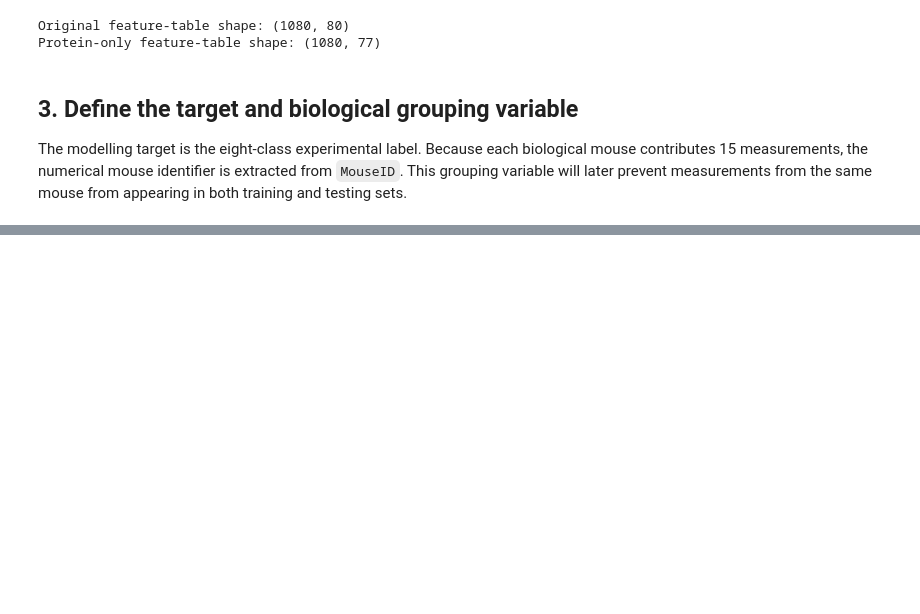
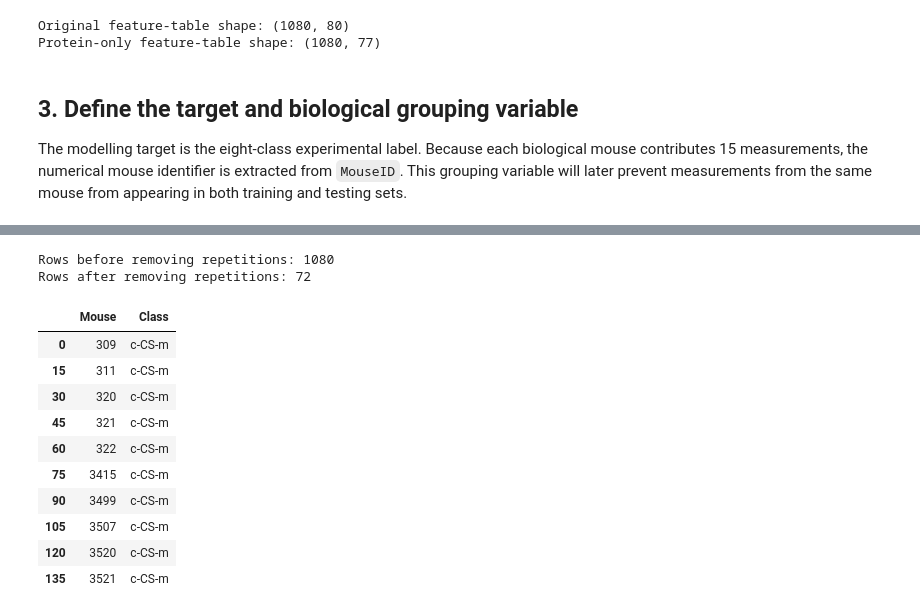
Before and after one commit to M00un/mouse-protein-ml, a Jupyter notebook: notebooks/01_data_audit.ipynb, the cells around one changed output, grey strips where cells are left out. Drawn from its saved outputs; the diff is of its cells as text; code cells hidden in the pictures; blank space fills up the shorter version.

```diff
--- a/notebooks/01_data_audit.ipynb
+++ b/notebooks/01_data_audit.ipynb
@@ -131,3 +327,13 @@ Protein-only feature-table shape: (1080, 77)
 ## 3. Define the target and biological grouping variable
 
 The modelling target is the eight-class experimental label. Because each biological mouse contributes 15 measurements, the numerical mouse identifier is extracted from `MouseID`. This grouping variable will later prevent measurements from the same mouse from appearing in both training and testing sets.
+# %%
+y_class = y["class"]
+
+mouse_groups = ids["MouseID"].str.split("_").str[0]
+
+print("Number of target classes:", y_class.nunique())
+print("Class labels:", sorted(y_class.unique()))
+
+print("\nUnique measurement IDs:", ids["MouseID"].nunique())
+print("Unique biological mice:", mouse_groups.nunique())
@@ -133,0 +402,26 @@ The modelling target is the eight-class experimental label. Because each biologi
+# %%
+mouse_class_pairs = pd.DataFrame({
+    "Mouse": mouse_groups,
+    "Class": y_class
+})
+
+unique_mouse_class_pairs = mouse_class_pairs.drop_duplicates()
+
+print("Rows before removing repetitions:", mouse_class_pairs.shape[0])
+print("Rows after removing repetitions:", unique_mouse_class_pairs.shape[0])
+
+display(unique_mouse_class_pairs.head(10))
+# %% [output]
+Rows before removing repetitions: 1080
+Rows after removing repetitions: 72
+|  | Mouse | Class |
+| 0 | 309 | c-CS-m |
+| 15 | 311 | c-CS-m |
+| 30 | 320 | c-CS-m |
+| 45 | 321 | c-CS-m |
+| 60 | 322 | c-CS-m |
+| 75 | 3415 | c-CS-m |
+| 90 | 3499 | c-CS-m |
+| 105 | 3507 | c-CS-m |
+| 120 | 3520 | c-CS-m |
+| 135 | 3521 | c-CS-m |
```
Also changed, not shown: parts of 9 cells of this notebook.
